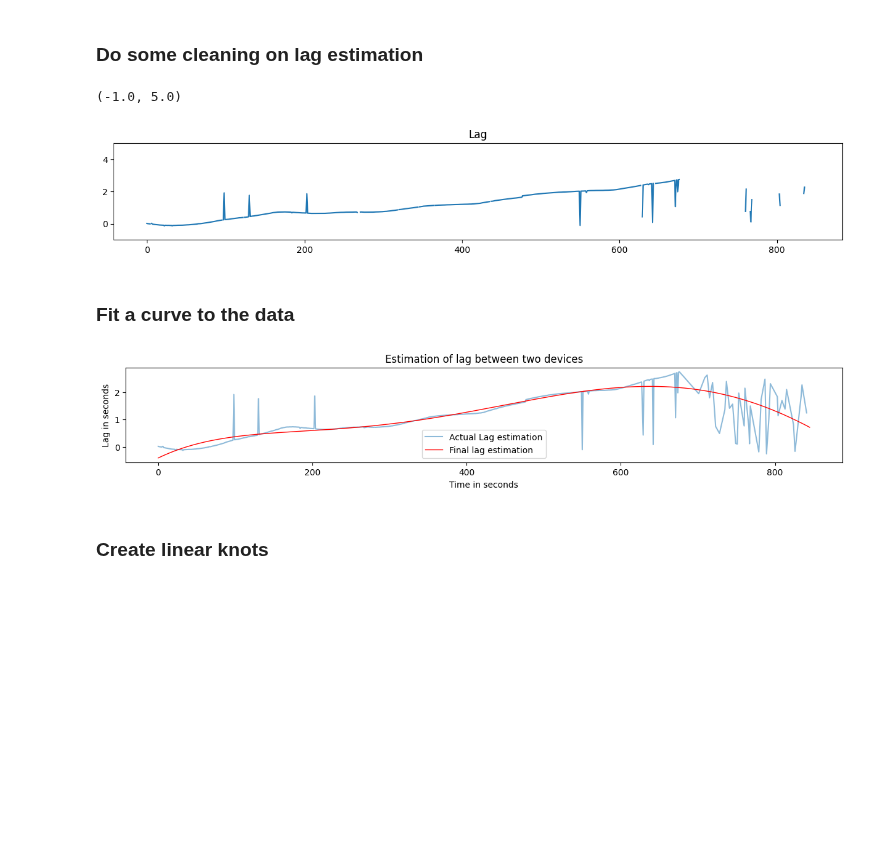
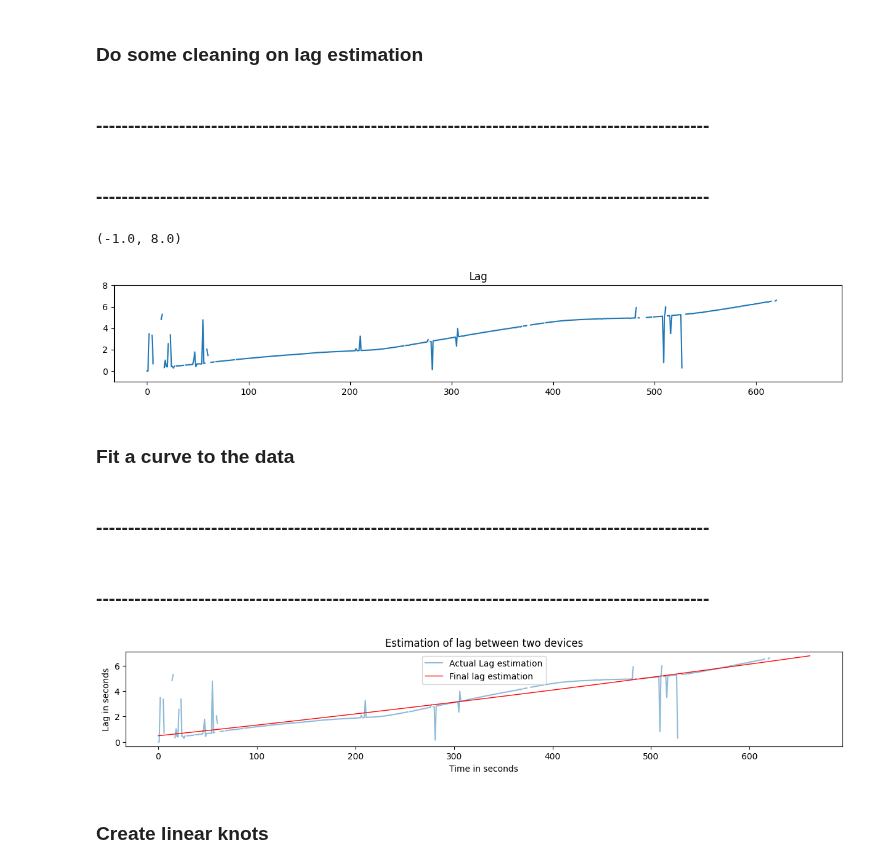
Before and after one commit to iduntech/idn-sync-data, a Jupyter notebook: sync_main.ipynb, the cells around one changed output. Drawn from its saved outputs; the diff is of its cells as text; code cells hidden in the pictures; blank space fills up the shorter version.

```diff
--- a/sync_main.ipynb
+++ b/sync_main.ipynb
@@ -19,7 +19,7 @@ from scipy.signal import resample
 ### Upload all data
 # %%
 folder = "01_Pre_study"
-subject = "S001"
+subject = "S002"
 night = "night1"
 edf_file_path = glob.glob(os.path.join(folder,subject,night, '*.edf'))[0]
 csv_file_path = glob.glob(os.path.join(folder,subject,night, '*eeg.csv'))[0]
@@ -103,4 +105,4 @@ Comparison data is longer with 246.56 seconds, cutting from end of Prodigy data
 # %%
-SHIFT_SECONDS = -110
+SHIFT_SECONDS = -100
 # save as txt file the shift amount in seconds
 np.savetxt(os.path.join(folder,subject,night, 'shift_seconds.txt'), [SHIFT_SECONDS], delimiter=',')
@@ -225,14 +230,24 @@ plt.ylim(-1,8)
 # %% [markdown]
 ### Do some cleaning on lag estimation
+# %% [markdown]
+### ------------------------------------------------------------------------------------------------
+# %%
+CORRELATION_STRICTNESS = 0.5
+# save as txt file the correlation strictness
+np.savetxt(os.path.join(folder,subject,night, 'correlation_strictness.txt'), [CORRELATION_STRICTNESS], delimiter=',')
+# %% [markdown]
+### ------------------------------------------------------------------------------------------------
 # %%
-cleaned_fine_lag_arr = replace_outliers(fine_lag_arr_copy)
+cleaned_fine_lag_arr = replace_outliers(fine_lag_arr_copy, strictness = CORRELATION_STRICTNESS)
 # %%
 plt.figure(figsize=(15, 2))
 plt.plot(np.array(cleaned_fine_lag_arr)/250)
 plt.title('Lag')
-plt.ylim(-1,5)
+plt.ylim(-1,8)
 # %% [output]
-(-1.0, 5.0)
+(-1.0, 8.0)
-[figure, old version]
+[figure, new version]
 # %% [markdown]
 ### Fit a curve to the data
+# %% [markdown]
+### ------------------------------------------------------------------------------------------------
@@ -239 +258,3 @@ plt.ylim(-1,5)
+# %% [markdown]
+### ------------------------------------------------------------------------------------------------
 # %%
@@ -255,15 +277,15 @@ linear_regression_lag = reg.predict(X_new_poly)
 # %%
 # Plotting the regression curve
 plt.figure(figsize=(15, 2))
-plt.plot(x_axis_lag, original_raw_lag/250, label='Actual Lag estimation', alpha=0.5)
-plt.plot(x_axis_lag_copy, linear_regression_lag/250, "r-", label="Final lag estimation", linewidth=1)
+plt.plot(cleaned_fine_lag_arr/250, label='Actual Lag estimation', alpha=0.5)
+plt.plot(linear_regression_lag/250, "r-", label="Final lag estimation", linewidth=1)
 plt.title("Estimation of lag between two devices")
 plt.xlabel("Time in seconds")
 plt.ylabel("Lag in seconds")
 plt.legend()
 plt.show()
 # %% [output]
-[figure, old version]
+[figure, new version]
 # %% [markdown]
 ### Create linear knots
 # %%
```
Also changed, not shown: parts of 26 cells of this notebook, 1 other file.
